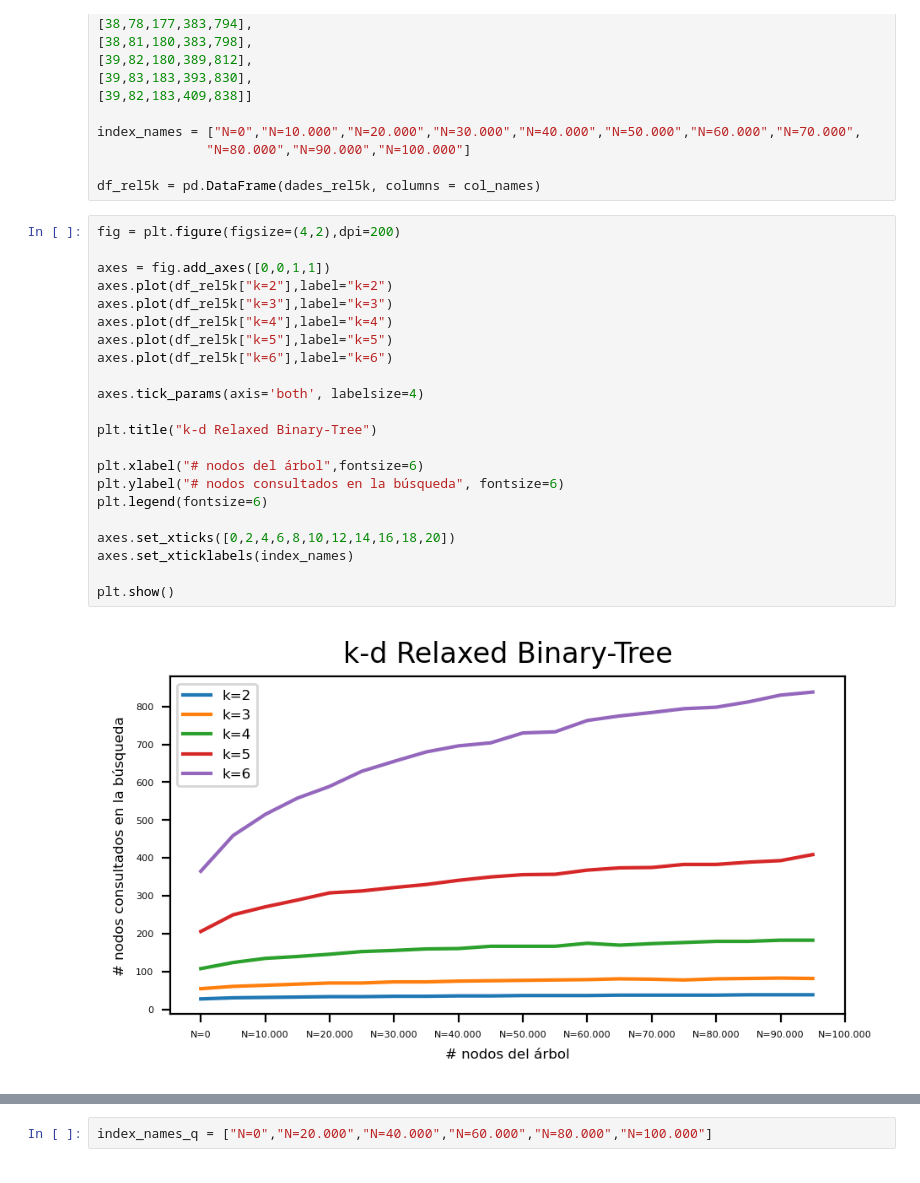
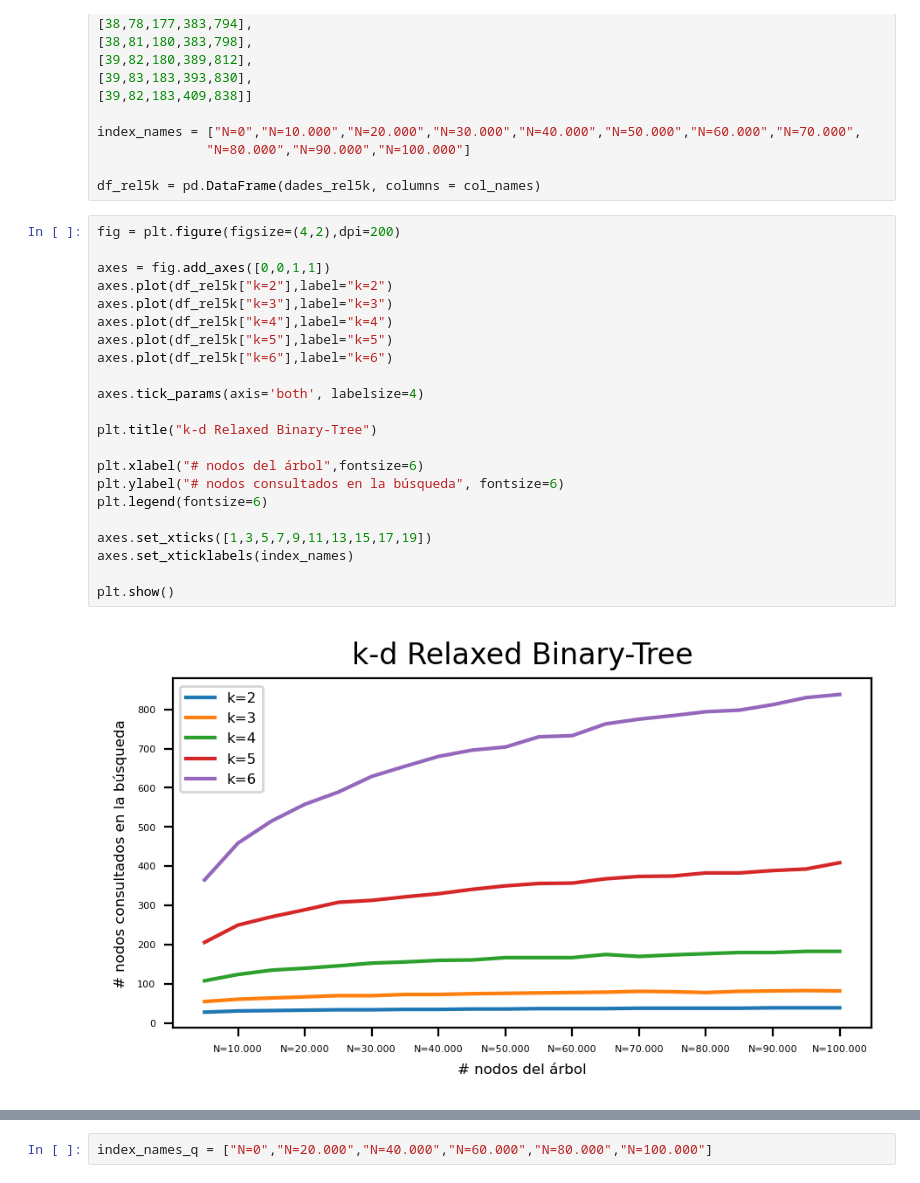
Before and after one commit to Polfono/Projecte-A-Q1-23-24, a Jupyter notebook: resultats.ipynb, the cells around one changed output, grey strips where cells are left out. Drawn from its saved outputs; the diff is of its cells as text.

```diff
--- a/resultats.ipynb
+++ b/resultats.ipynb
@@ -85,27 +85,27 @@ df_rel5k = pd.DataFrame(dades_rel5k, columns = col_names)
 # %%
 fig = plt.figure(figsize=(4,2),dpi=200)
 
 axes = fig.add_axes([0,0,1,1])
 axes.plot(df_rel5k["k=2"],label="k=2")
 axes.plot(df_rel5k["k=3"],label="k=3")
 axes.plot(df_rel5k["k=4"],label="k=4")
 axes.plot(df_rel5k["k=5"],label="k=5")
 axes.plot(df_rel5k["k=6"],label="k=6")
 
 axes.tick_params(axis='both', labelsize=4)
 
 plt.title("k-d Relaxed Binary-Tree")
 
 plt.xlabel("# nodos del árbol",fontsize=6)
 plt.ylabel("# nodos consultados en la búsqueda", fontsize=6)
 plt.legend(fontsize=6)
 
-axes.set_xticks([0,2,4,6,8,10,12,14,16,18,20])
+axes.set_xticks([1,3,5,7,9,11,13,15,17,19])
 axes.set_xticklabels(index_names)
 
 plt.show()
 # %% [output]
-[figure, old version]
+[figure, new version]
 # %%
 dades_squ5k = [
 [23,38,71,136,254],
```
Also changed, not shown: parts of 4 cells of this notebook.
